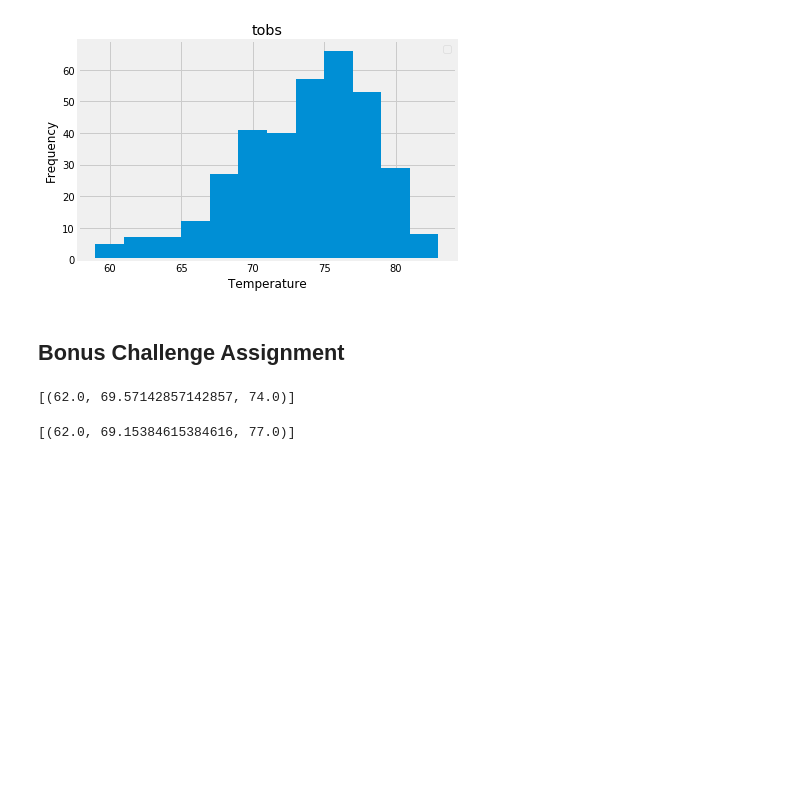
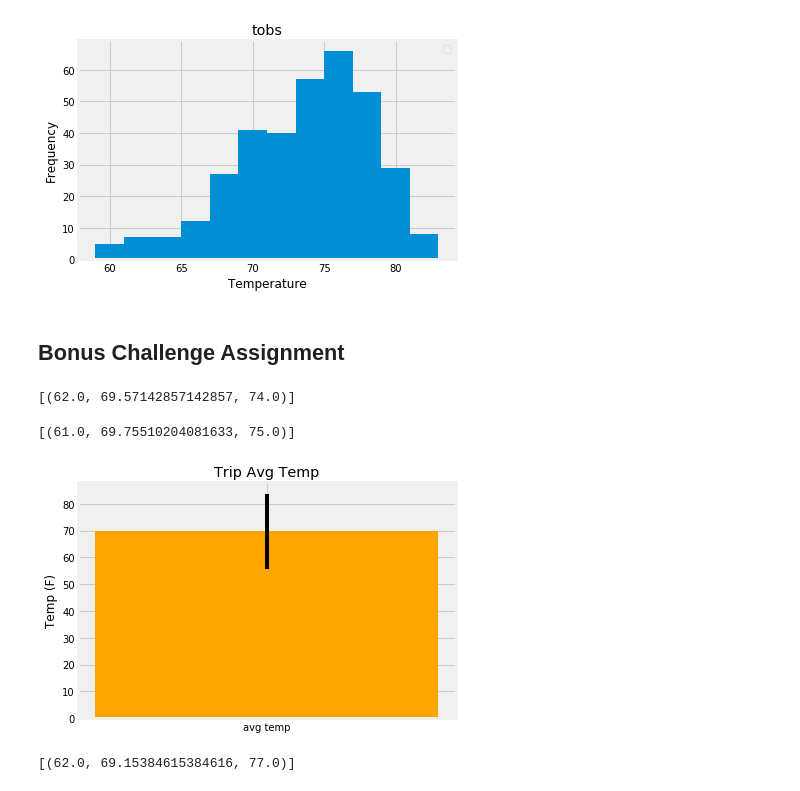
Before and after one commit to bford05/sqlalchemy-challenge, a Jupyter notebook: climate_starter.ipynb, the cells around one changed output. Drawn from its saved outputs; the diff is of its cells as text; code cells hidden in the pictures; blank space fills up the shorter version.

```diff
--- a/climate_starter.ipynb
+++ b/climate_starter.ipynb
@@ -235,11 +235,40 @@ print(calc_temps('2012-02-28', '2012-03-05'))
 # %%
 # Use your previous function `calc_temps` to calculate the tmin, tavg, and tmax
 # for your trip using the previous year's data for those same dates.
+
+def calc_temps(start_date, end_date):
+
+    return session.query(func.min(Measurement.tobs), func.avg(Measurement.tobs), func.max(Measurement.tobs)).\
+        filter(Measurement.date >= start_date).filter(Measurement.date <= end_date).all()
+
+print(calc_temps('2011-02-28', '2011-03-05'))
+# %% [output]
+[(61.0, 69.75510204081633, 75.0)]
 # %%
 # Plot the results from your previous query as a bar chart.
 # Use "Trip Avg Temp" as your Title
 # Use the average temperature for the y value
 # Use the peak-to-peak (tmax-tmin) value as the y error bar (yerr)
+
+prev_year_temp_val = session.query(func.min(Measurement.tobs), func.avg(Measurement.tobs), func.max(Measurement.tobs)).\
+        filter(Measurement.date >= '2011-02-28').filter(Measurement.date <= '2011-03-05').all()
+
+
+prev_year_temp_val_df = pd.DataFrame(prev_year_temp_val, columns=['min temp', 'avg temp', 'max temp'])
+
+x_value = "avg temp"
+y_value = prev_year_temp_val_df['avg temp']
+error = [prev_year_temp_val_df['max temp'] - prev_year_temp_val_df['min temp']]
+
+#Plot temperature observation data for station USC00519281 for last 12 months
+plt.bar(x_value, y_value, color='orange', yerr=error)
+plt.title('Trip Avg Temp')
+plt.ylabel('Temp (F)')
+plt.tight_layout()
+plt.grid(True)
+plt.show()
+# %% [output]
+[figure, added]
 # %%
 # Calculate the total amount of rainfall per weather station for your trip dates using the previous year's matching dates.
 # Sort this in descending order by precipitation amount and list the station, name, latitude, longitude, and elevation
```
